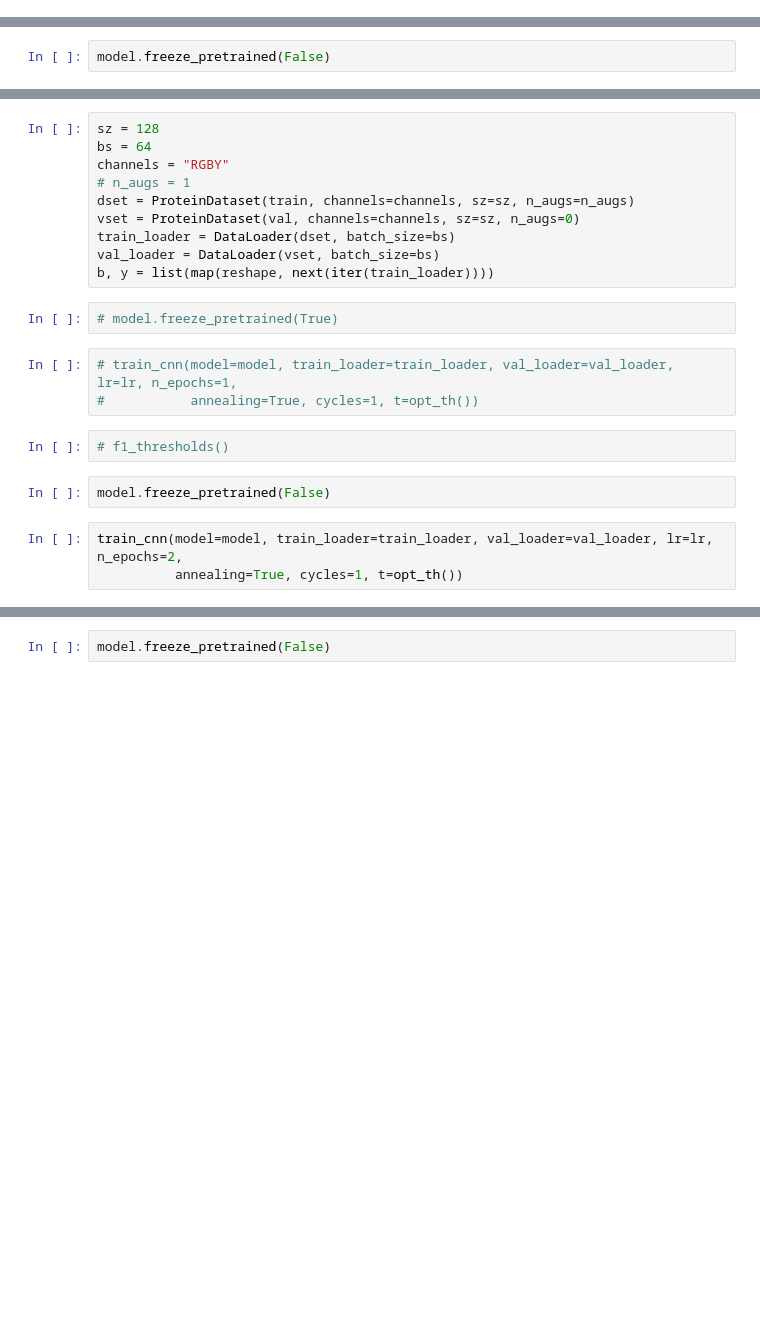
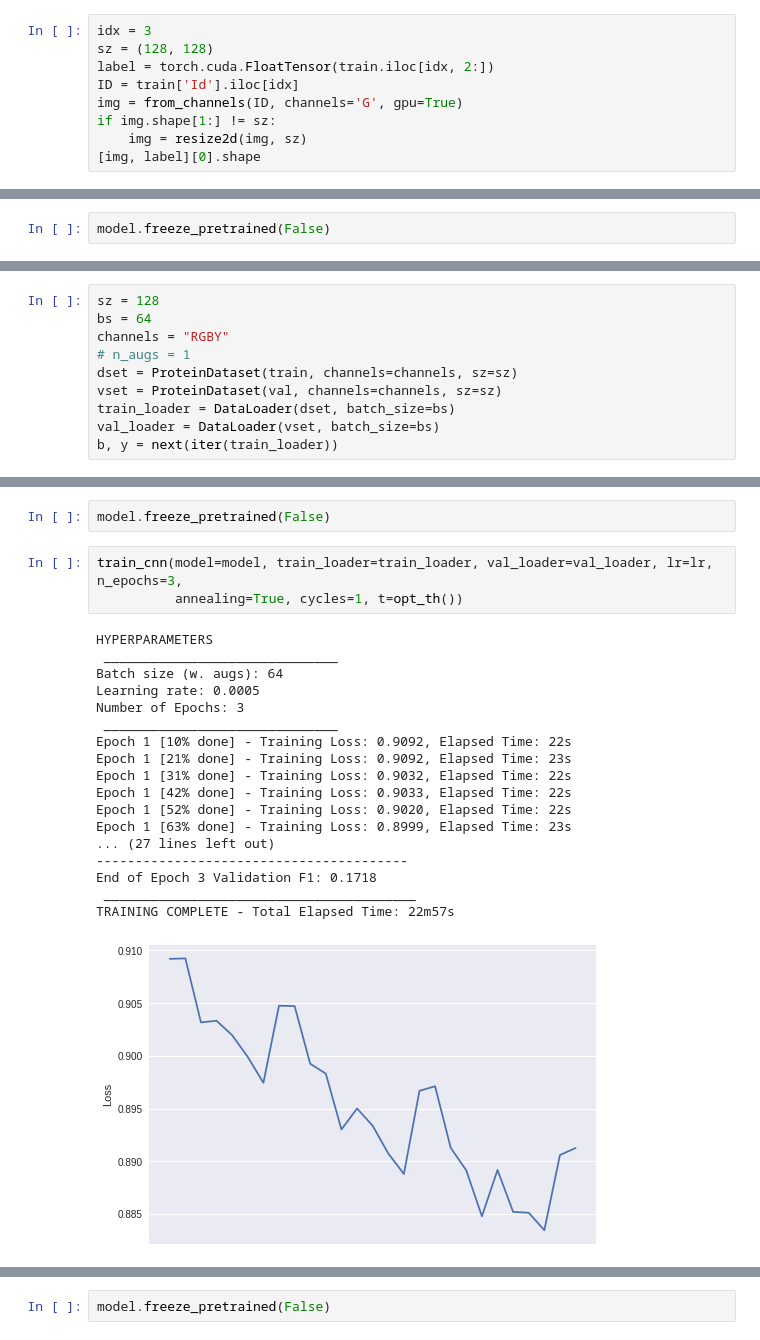
Before and after one commit to TomaszKaleczyc/Protein_finder, a Jupyter notebook: Protein_Finder.ipynb, the cells around one changed output, grey strips where cells are left out. Cells and saved outputs as stored; diff of their text form; blank space fills up the shorter version.

```diff
--- a/Protein_Finder.ipynb
+++ b/Protein_Finder.ipynb
@@ -434,0 +440,9 @@ print(f"{f1_score(baseline, ground_truth, average='macro'):.4f}")
+# %%
+idx = 3
+sz = (128, 128)
+label = torch.cuda.FloatTensor(train.iloc[idx, 2:])
+ID = train['Id'].iloc[idx]
+img = from_channels(ID, channels='G', gpu=True)
+if img.shape[1:] != sz:
+    img = resize2d(img, sz)
+[img, label][0].shape
@@ -804,0 +856,10 @@ model.freeze_pretrained(False)
+# %%
+sz = 128
+bs = 64
+channels = "RGBY"
+# n_augs = 1
+dset = ProteinDataset(train, channels=channels, sz=sz)
+vset = ProteinDataset(val, channels=channels, sz=sz)
+train_loader = DataLoader(dset, batch_size=bs)
+val_loader = DataLoader(vset, batch_size=bs)
+b, y = next(iter(train_loader))
@@ -810,22 +905,24 @@ f1_thresholds()
-# %%
-sz = 128
-bs = 64
-channels = "RGBY"
-# n_augs = 1
-dset = ProteinDataset(train, channels=channels, sz=sz, n_augs=n_augs)
-vset = ProteinDataset(val, channels=channels, sz=sz, n_augs=0)
-train_loader = DataLoader(dset, batch_size=bs)
-val_loader = DataLoader(vset, batch_size=bs)
-b, y = list(map(reshape, next(iter(train_loader))))
-# %%
-# model.freeze_pretrained(True)
-# %%
-# train_cnn(model=model, train_loader=train_loader, val_loader=val_loader, lr=lr, n_epochs=1,
-#           annealing=True, cycles=1, t=opt_th())
-# %%
-# f1_thresholds()
 # %%
 model.freeze_pretrained(False)
 # %%
-train_cnn(model=model, train_loader=train_loader, val_loader=val_loader, lr=lr, n_epochs=2,
+train_cnn(model=model, train_loader=train_loader, val_loader=val_loader, lr=lr, n_epochs=3,
           annealing=True, cycles=1, t=opt_th())
+# %% [output]
+HYPERPARAMETERS
+ ______________________________
+Batch size (w. augs): 64
+Learning rate: 0.0005
+Number of Epochs: 3
+ ______________________________
+Epoch 1 [10% done] - Training Loss: 0.9092, Elapsed Time: 22s
+Epoch 1 [21% done] - Training Loss: 0.9092, Elapsed Time: 23s
+Epoch 1 [31% done] - Training Loss: 0.9032, Elapsed Time: 22s
+Epoch 1 [42% done] - Training Loss: 0.9033, Elapsed Time: 22s
+Epoch 1 [52% done] - Training Loss: 0.9020, Elapsed Time: 22s
+Epoch 1 [63% done] - Training Loss: 0.8999, Elapsed Time: 23s
+... (27 lines left out)
+----------------------------------------
+End of Epoch 3 Validation F1: 0.1718
+ ________________________________________
+TRAINING COMPLETE - Total Elapsed Time: 22m57s
+[figure, added]
```
Also changed, not shown: parts of 77 cells of this notebook.
